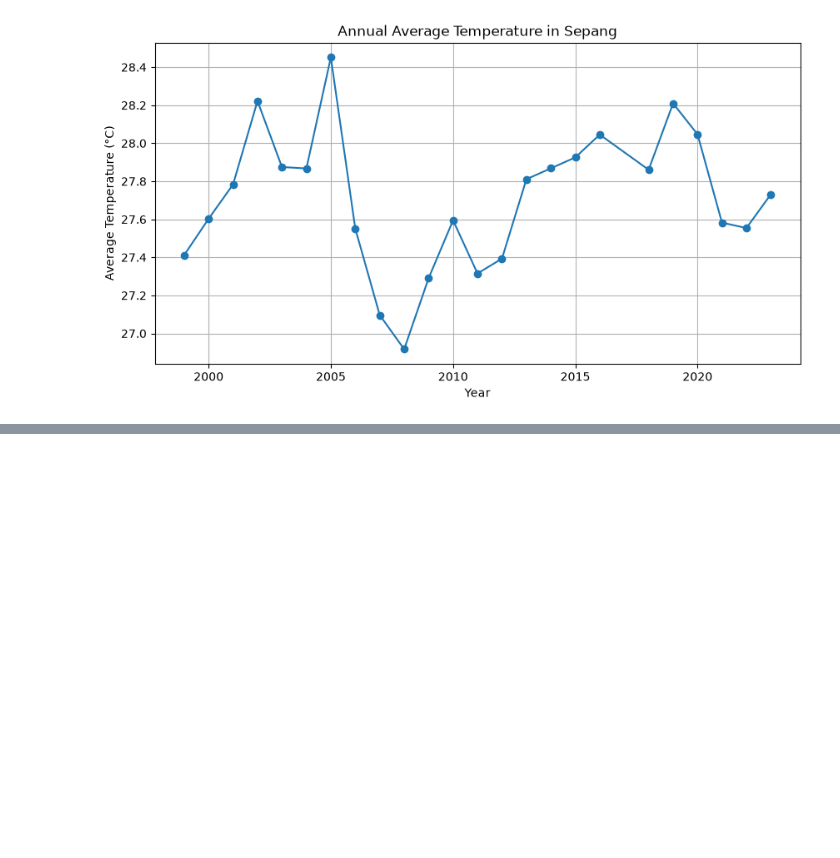
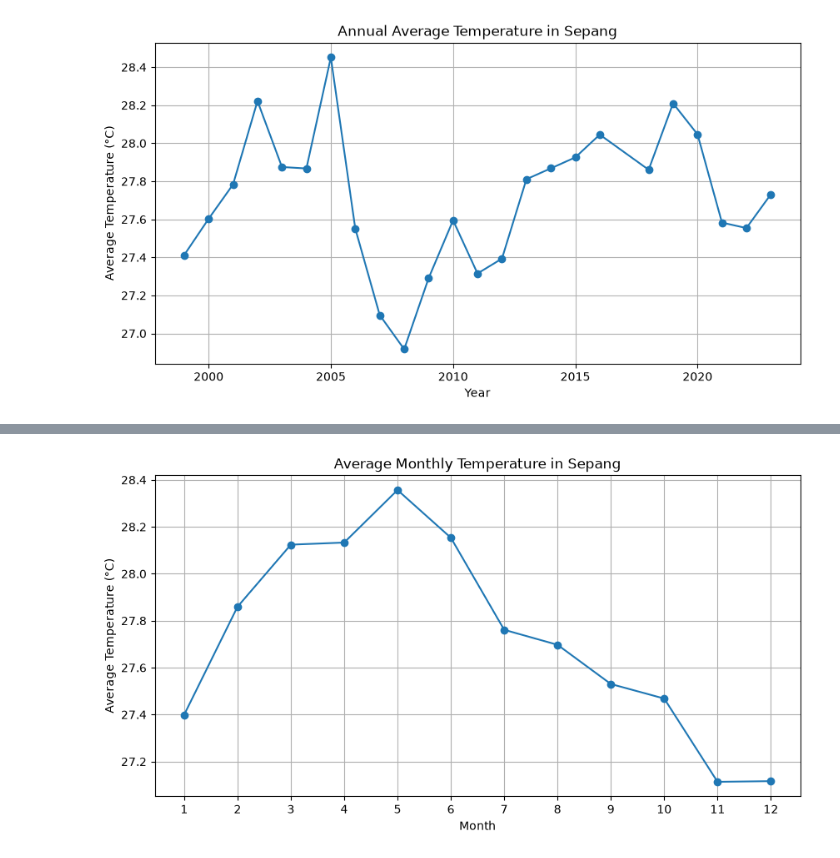
Before and after one commit to ThejaJeff/malaysia-weather-explorer, a Jupyter notebook: notebooks/weather_analysis.ipynb, the cells around one changed output, grey strips where cells are left out. Saved outputs shown, nothing was run; the diff lists cells and outputs as text; code cells hidden in the pictures; blank space fills up the shorter version.

```diff
--- a/notebooks/weather_analysis.ipynb
+++ b/notebooks/weather_analysis.ipynb
@@ -468,0 +616,4 @@ plt.show()
+# %%
+sp_analysis = sp_complete[
+    sp_complete["humidity"] >= 10
+].copy()
@@ -468,0 +630,9 @@ plt.show()
+# %%
+monthly_temperature = (
+    sp_analysis
+    .groupby("month")["temperature"]
+    .mean()
+    .reset_index()
+)
+
+monthly_temperature
@@ -468,0 +653,18 @@ plt.show()
+# %%
+plt.figure(figsize=(10,5))
+
+plt.plot(
+    monthly_temperature["month"],
+    monthly_temperature["temperature"],
+    marker="o"
+)
+
+plt.xlabel("Month")
+plt.ylabel("Average Temperature (°C)")
+plt.title("Average Monthly Temperature in Sepang")
+plt.xticks(range(1,13))
+plt.grid(True)
+
+plt.show()
+# %% [output]
+[figure, added]
```
Also changed, not shown: parts of 19 cells of this notebook.
